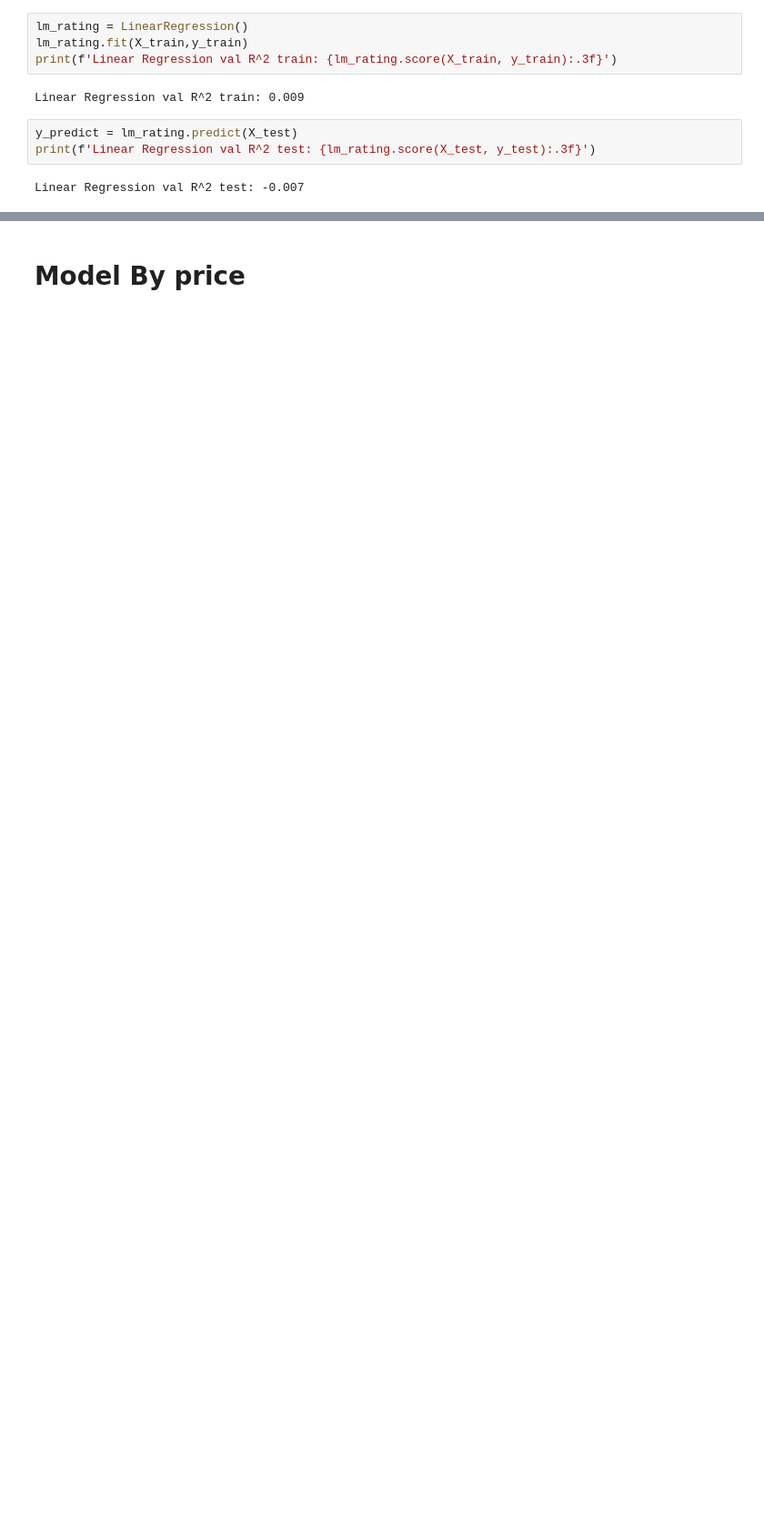
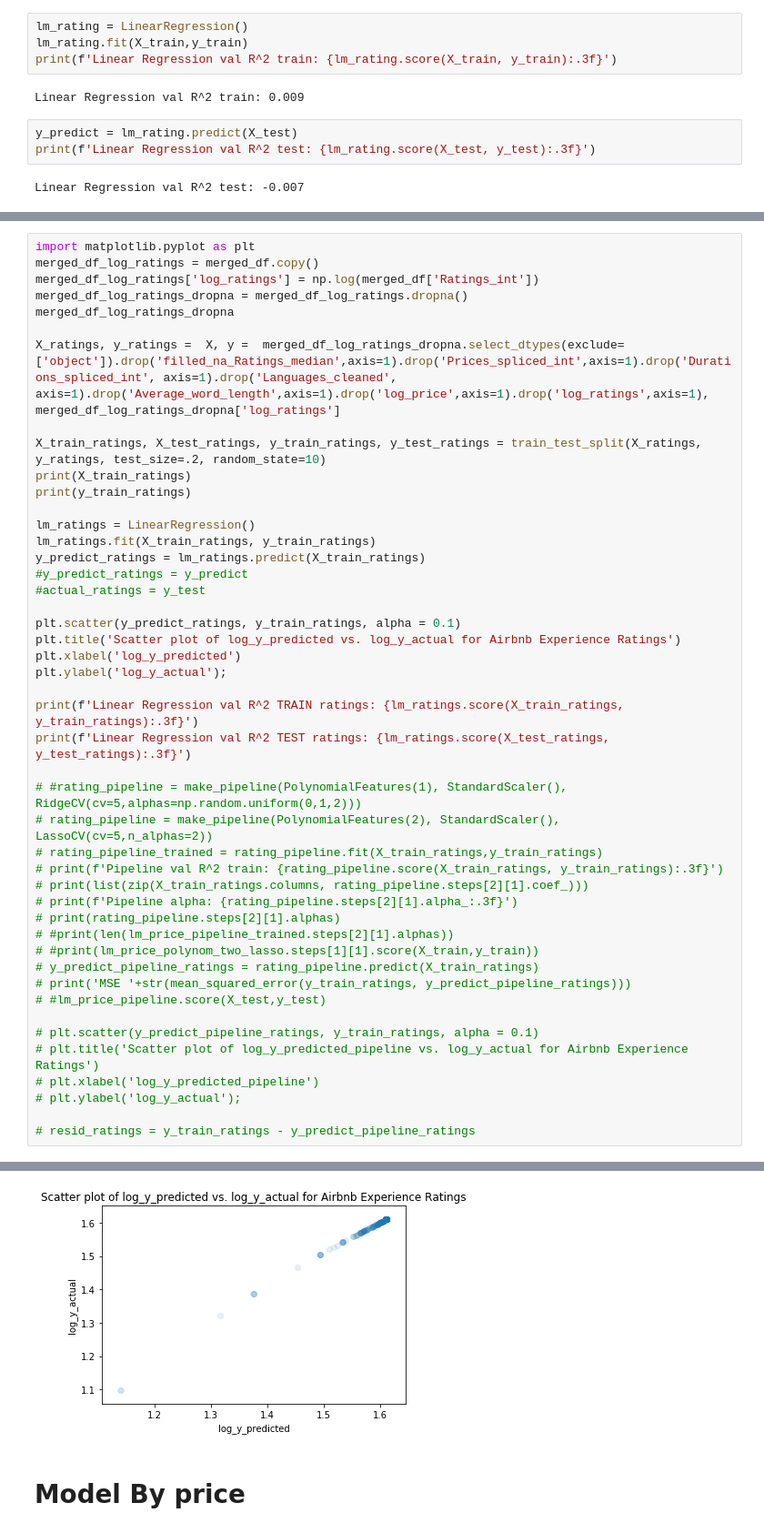
Before and after one commit to kristentaytok/Metis_Project2, a Jupyter notebook: Data Frames.ipynb, the cells around one changed output, grey strips where cells are left out. Shown at 91% size. Cells and saved outputs as stored; diff of their text form; blank space fills up the shorter version.

```diff
--- a/Data Frames.ipynb
+++ b/Data Frames.ipynb
@@ -572,0 +247,47 @@ plt.ylabel('y_actual');
+# %%
+import matplotlib.pyplot as plt
+merged_df_log_ratings = merged_df.copy()
+merged_df_log_ratings['log_ratings'] = np.log(merged_df['Ratings_int'])
+merged_df_log_ratings_dropna = merged_df_log_ratings.dropna()
+merged_df_log_ratings_dropna
+
+X_ratings, y_ratings =  X, y =  merged_df_log_ratings_dropna.select_dtypes(exclude=['object']).drop('filled_na_Ratings_median',axis=1).drop('Prices_spliced_int',axis=1).drop('Durations_spliced_int', axis=1).drop('Languages_cleaned', axis=1).drop('Average_word_length',axis=1).drop('log_price',axis=1).drop('log_ratings',axis=1), merged_df_log_ratings_dropna['log_ratings']
+
+X_train_ratings, X_test_ratings, y_train_ratings, y_test_ratings = train_test_split(X_ratings, y_ratings, test_size=.2, random_state=10)
+print(X_train_ratings)
+print(y_train_ratings)
+
+lm_ratings = LinearRegression()
+lm_ratings.fit(X_train_ratings, y_train_ratings)
+y_predict_ratings = lm_ratings.predict(X_train_ratings)
+#y_predict_ratings = y_predict
+#actual_ratings = y_test
+
+plt.scatter(y_predict_ratings, y_train_ratings, alpha = 0.1)
+plt.title('Scatter plot of log_y_predicted vs. log_y_actual for Airbnb Experience Ratings')
+plt.xlabel('log_y_predicted')
+plt.ylabel('log_y_actual');
+
+print(f'Linear Regression val R^2 TRAIN ratings: {lm_ratings.score(X_train_ratings, y_train_ratings):.3f}')
+print(f'Linear Regression val R^2 TEST ratings: {lm_ratings.score(X_test_ratings, y_test_ratings):.3f}')
+
+# #rating_pipeline = make_pipeline(PolynomialFeatures(1), StandardScaler(), RidgeCV(cv=5,alphas=np.random.uniform(0,1,2)))
+# rating_pipeline = make_pipeline(PolynomialFeatures(2), StandardScaler(), LassoCV(cv=5,n_alphas=2))
+# rating_pipeline_trained = rating_pipeline.fit(X_train_ratings,y_train_ratings)
+# print(f'Pipeline val R^2 train: {rating_pipeline.score(X_train_ratings, y_train_ratings):.3f}')
+# print(list(zip(X_train_ratings.columns, rating_pipeline.steps[2][1].coef_)))
+# print(f'Pipeline alpha: {rating_pipeline.steps[2][1].alpha_:.3f}')
+# print(rating_pipeline.steps[2][1].alphas)
+# #print(len(lm_price_pipeline_trained.steps[2][1].alphas))
+# #print(lm_price_polynom_two_lasso.steps[1][1].score(X_train,y_train))
+# y_predict_pipeline_ratings = rating_pipeline.predict(X_train_ratings)
+# print('MSE '+str(mean_squared_error(y_train_ratings, y_predict_pipeline_ratings)))
+# #lm_price_pipeline.score(X_test,y_test)
+
+# plt.scatter(y_predict_pipeline_ratings, y_train_ratings, alpha = 0.1)
+# plt.title('Scatter plot of log_y_predicted_pipeline vs. log_y_actual for Airbnb Experience Ratings')
+# plt.xlabel('log_y_predicted_pipeline')
+# plt.ylabel('log_y_actual');
+
+# resid_ratings = y_train_ratings - y_predict_pipeline_ratings
+# %% [output]
@@ -573,3 +324,4 @@ plt.ylabel('y_actual');
+[figure, added]
 # %% [markdown]
 # Model By price
 # %%
```
Also changed, not shown: parts of 69 cells of this notebook, 8 other files.
